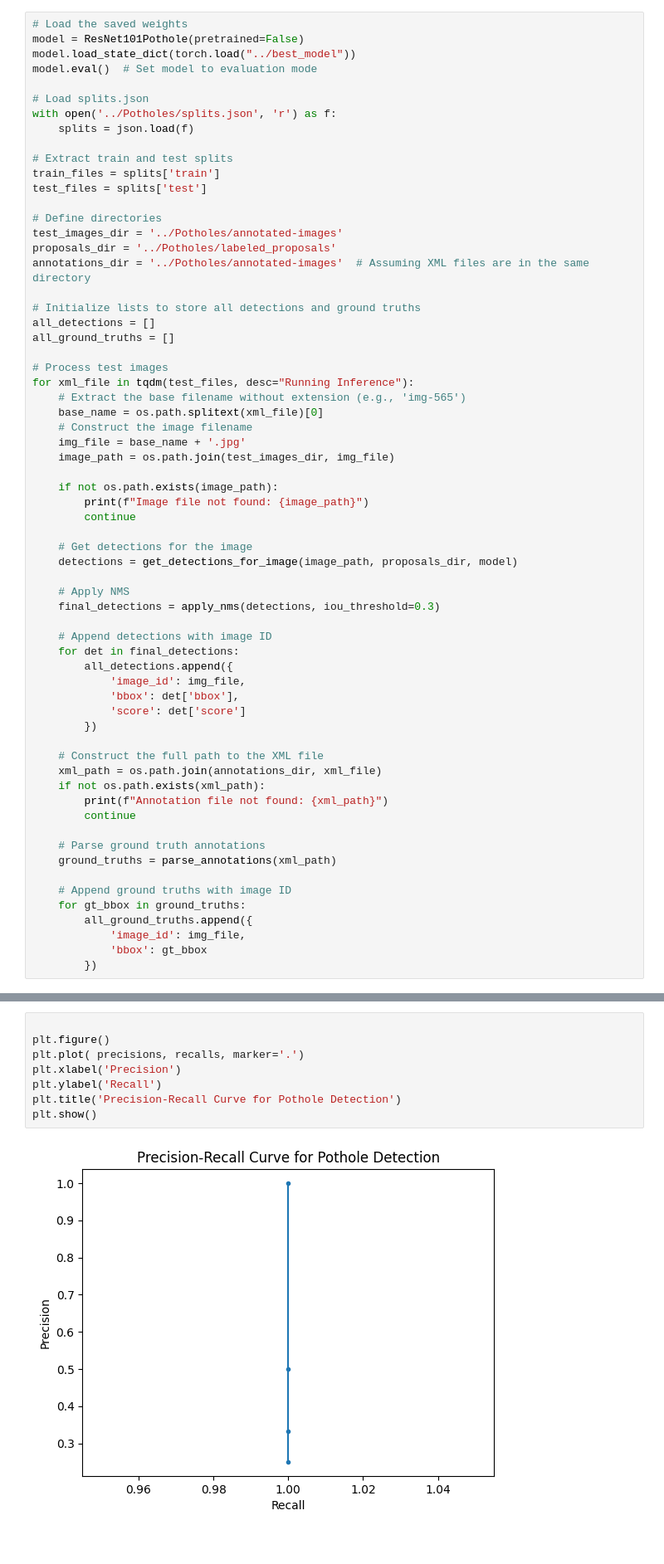
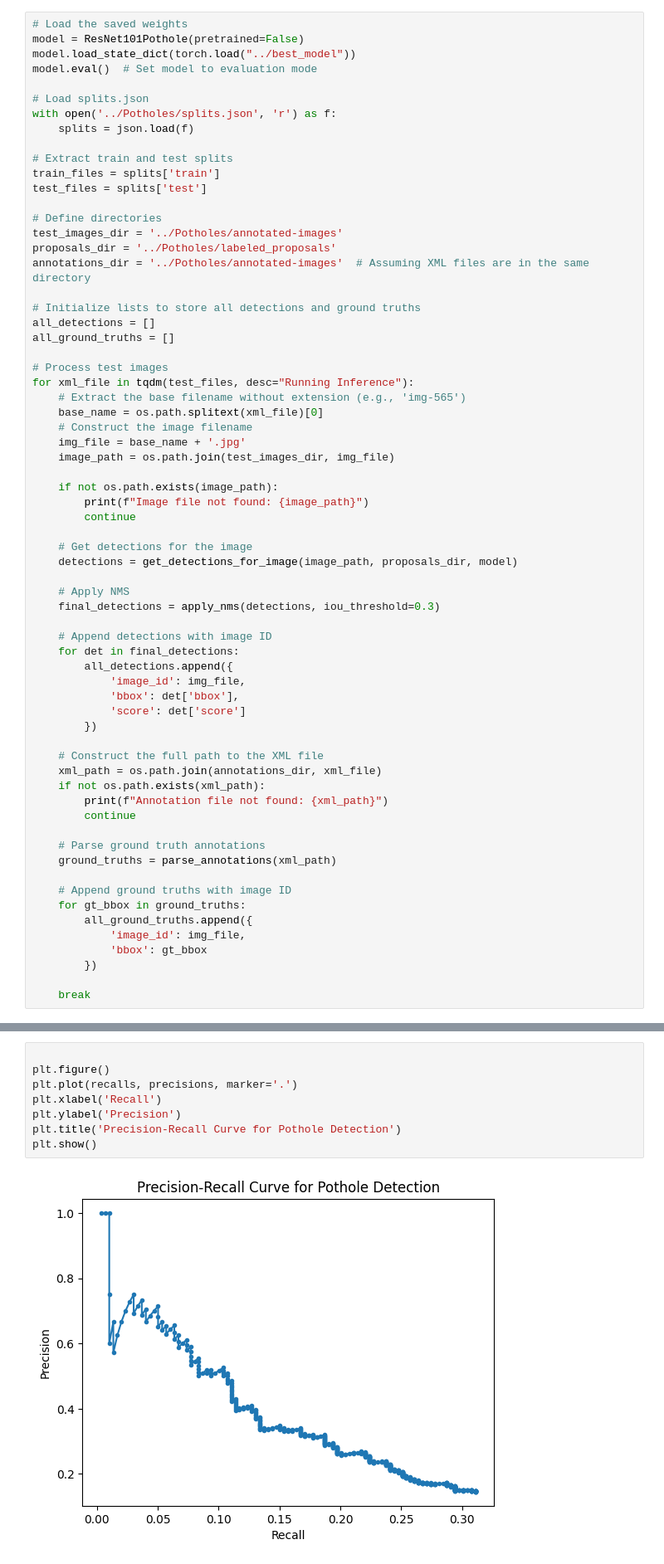
Before and after one commit to Gyllz98/ObjectDetection, a Jupyter notebook: ObjectDetection_3_3.ipynb, the cells around one changed output, grey strips where cells are left out. Shown at 83% size. Cells and saved outputs as stored; diff of their text form.

```diff
--- a/ObjectDetection_3_3.ipynb
+++ b/ObjectDetection_3_3.ipynb
@@ -109,6 +109,8 @@ for xml_file in tqdm(test_files, desc="Running Inference"):
             'image_id': img_file,
             'bbox': gt_bbox
         })
+
+    break
 # %%
 
 def compute_iou(box1, box2):
@@ -255,10 +257,10 @@ visualize_detections_and_ground_truths(image_path, final_detections, ground_trut
 # %%
 
 plt.figure()
-plt.plot( precisions, recalls, marker='.')
-plt.xlabel('Precision')
-plt.ylabel('Recall')
+plt.plot(recalls, precisions, marker='.')
+plt.xlabel('Recall')
+plt.ylabel('Precision')
 plt.title('Precision-Recall Curve for Pothole Detection')
 plt.show()
 # %% [output]
-[figure, old version]
+[figure, new version]
```
Also changed, not shown: parts of 2 cells of this notebook.
